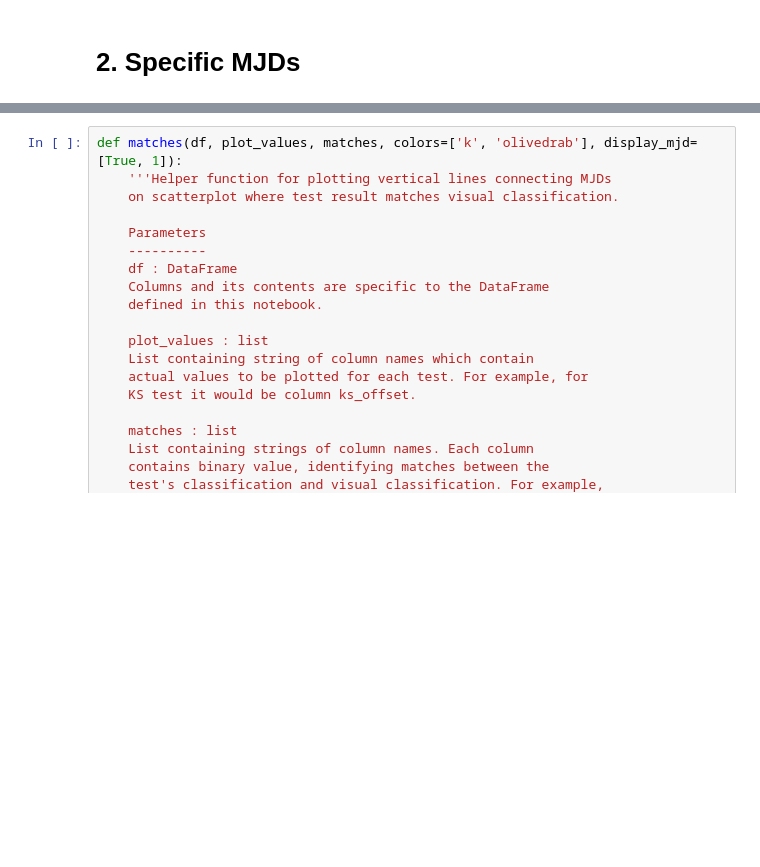
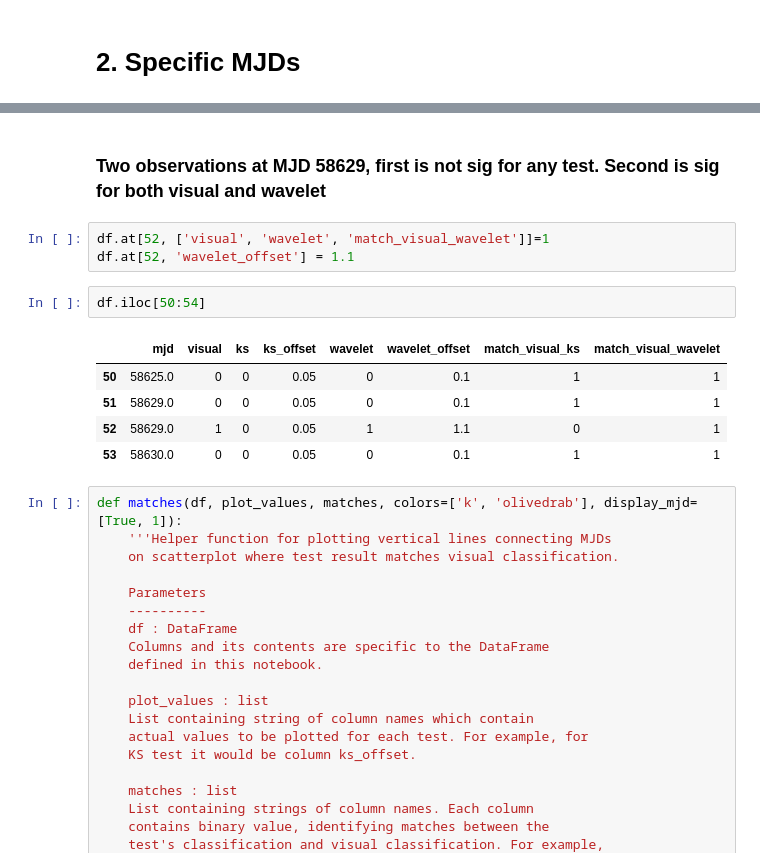
Before and after one commit to minyoungk99/IRES, a Jupyter notebook: test_comparison.ipynb, the cells around one changed output, grey strips where cells are left out. Drawn from its saved outputs; the diff is of its cells as text; blank space fills up the shorter version.

Commit message:
Fixed test_comp plot error where MJD58629 had two observations, one sig for both visual and wavelet, another not

```diff
--- a/test_comparison.ipynb
+++ b/test_comparison.ipynb
@@ -66,6 +66,19 @@ df.head()
 | 2 | 58251.0 | 0 | 0 | 0.05 | 0 | 0.1 | 1 | 1 |
 | 3 | 58260.0 | 0 | 0 | 0.05 | 0 | 0.1 | 1 | 1 |
 | 4 | 58265.0 | 0 | 0 | 0.05 | 0 | 0.1 | 1 | 1 |
+# %% [markdown]
+### Two observations at MJD 58629, first is not sig for any test. Second is sig for both visual and wavelet
+# %%
+df.at[52, ['visual', 'wavelet', 'match_visual_wavelet']]=1
+df.at[52, 'wavelet_offset'] = 1.1
+# %%
+df.iloc[50:54]
+# %% [output]
+|  | mjd | visual | ks | ks_offset | wavelet | wavelet_offset | match_visual_ks | match_visual_wavelet |
+| 50 | 58625.0 | 0 | 0 | 0.05 | 0 | 0.1 | 1 | 1 |
+| 51 | 58629.0 | 0 | 0 | 0.05 | 0 | 0.1 | 1 | 1 |
+| 52 | 58629.0 | 1 | 0 | 0.05 | 1 | 1.1 | 0 | 1 |
+| 53 | 58630.0 | 0 | 0 | 0.05 | 0 | 0.1 | 1 | 1 |
 # %%
 def matches(df, plot_values, matches, colors=['k', 'olivedrab'], display_mjd=[True, 1]):
     '''Helper function for plotting vertical lines connecting MJDs
```
Also changed, not shown: parts of 4 cells of this notebook, 1 other file.
